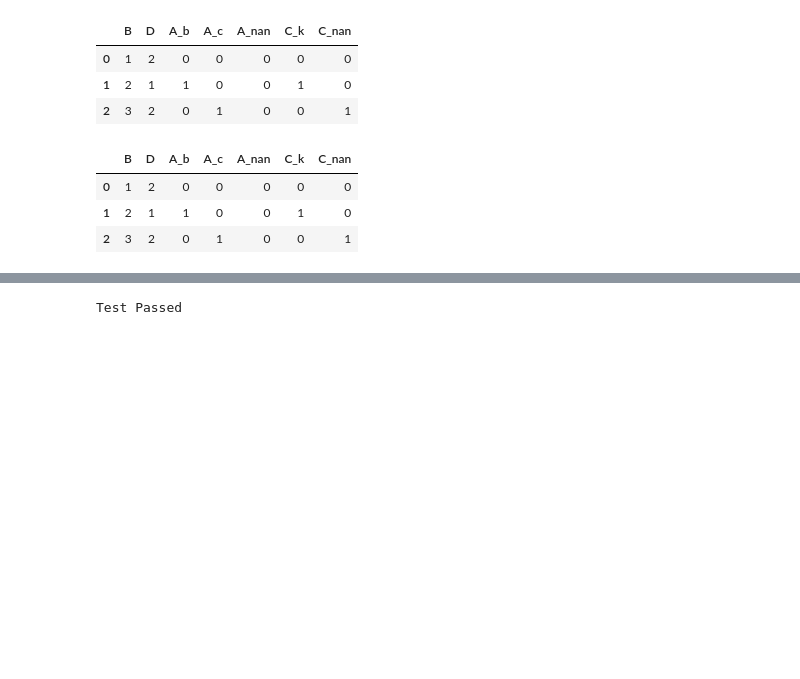
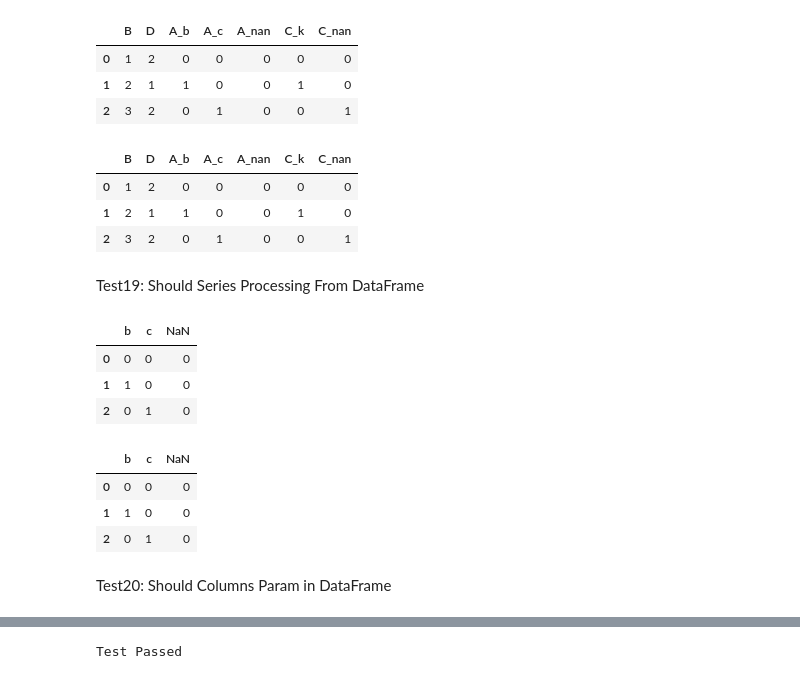
Before and after one commit to Pixelzzz99/get_dummies_implement, a Jupyter notebook: task_03_JavlievSA_run.ipynb, the cells around one changed output, grey strips where cells are left out. Cells and saved outputs as stored; diff of their text form; code cells hidden in the pictures; blank space fills up the shorter version.

```diff
--- a/tests.ipynb
+++ b/task_03_JavlievSA_run.ipynb
@@ -282,6 +364,24 @@ display(table_my, table_pandas)
 | 0 | 1 | 2 | 0 | 0 | 0 | 0 | 0 |
 | 1 | 2 | 1 | 1 | 0 | 0 | 1 | 0 |
 | 2 | 3 | 2 | 0 | 1 | 0 | 0 | 1 |
+# %% [markdown]
+Test19: Should Series Processing From DataFrame
+# %%
+df = pd.DataFrame({'A': ['a', 'b', 'c'], 'B': [1, 2, 3], 'C': [1, 'k', np.nan], 'D': [2, 1, 2]})
+table_my = get_dummies(df['A'], dummy_na=True, drop_first=True)
+table_pandas = pd.get_dummies(df['A'], dummy_na=True, drop_first=True)
+display(table_my, table_pandas)
+# %% [output]
+|  | b | c | NaN |
+| 0 | 0 | 0 | 0 |
+| 1 | 1 | 0 | 0 |
+| 2 | 0 | 1 | 0 |
+|  | b | c | NaN |
+| 0 | 0 | 0 | 0 |
+| 1 | 1 | 0 | 0 |
+| 2 | 0 | 1 | 0 |
+# %% [markdown]
+Test20: Should Columns Param in DataFrame
 # %%
 df = pd.DataFrame({'A': ['a', 'b', 'c'], 'B': [1, 2, 3], 'C': [1, 'k', np.nan], 'D': [2, 1, 2]})
 table_my = get_dummies(df, columns=['D', 'A', 'B'], dummy_na=True,)
```
Also changed, not shown: parts of 35 cells of this notebook, 2 other files.
